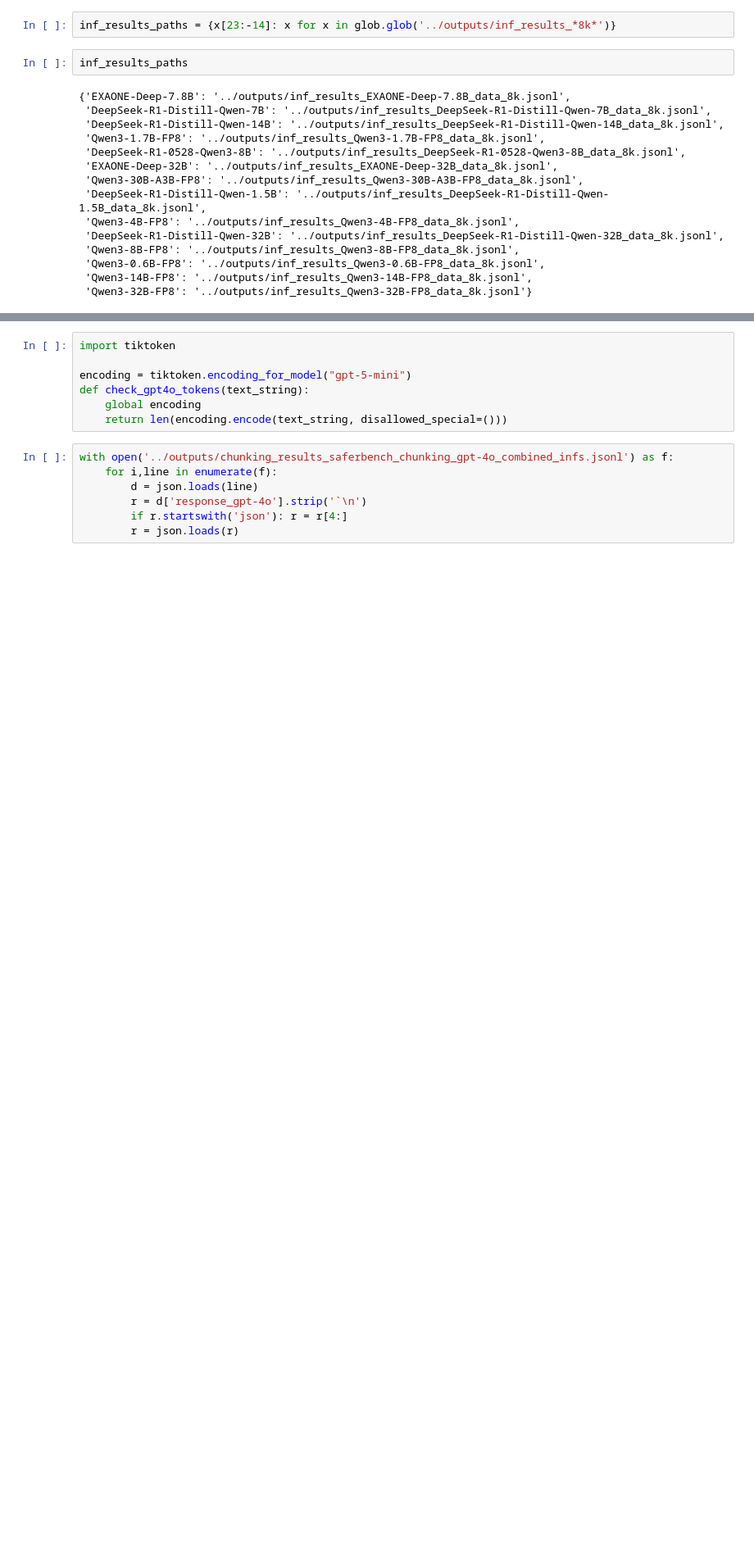
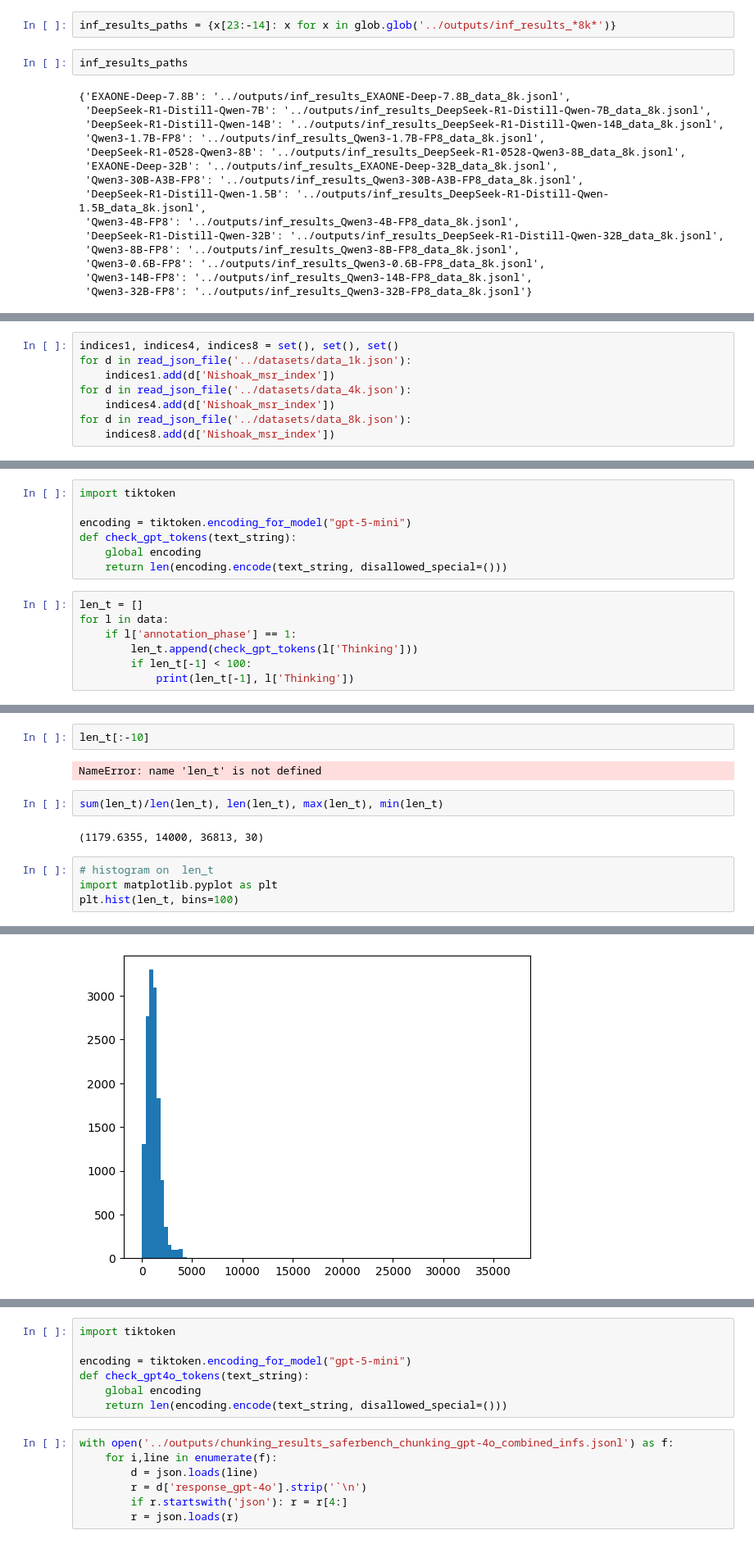
Before and after one commit to shreyjain711/MetaSafetyReasoner, a Jupyter notebook: prompt_engg/code/merge_inf_results.ipynb, the cells around one changed output, grey strips where cells are left out. Shown at 82% size. Cells and saved outputs as stored; diff of their text form; blank space fills up the shorter version.

```diff
--- a/prompt_engg/code/merge_inf_results.ipynb
+++ b/prompt_engg/code/merge_inf_results.ipynb
@@ -26,0 +33,8 @@ inf_results_paths
+# %%
+indices1, indices4, indices8 = set(), set(), set()
+for d in read_json_file('../datasets/data_1k.json'):
+    indices1.add(d['Nishoak_msr_index'])
+for d in read_json_file('../datasets/data_4k.json'):
+    indices4.add(d['Nishoak_msr_index'])
+for d in read_json_file('../datasets/data_8k.json'):
+    indices8.add(d['Nishoak_msr_index'])
@@ -62,0 +114,14 @@ for m,fp in inf_results_paths.items():
+# %%
+import tiktoken
+
+encoding = tiktoken.encoding_for_model("gpt-5-mini")
+def check_gpt_tokens(text_string):
+    global encoding
+    return len(encoding.encode(text_string, disallowed_special=()))
+# %%
+len_t = []
+for l in data:
+    if l['annotation_phase'] == 1:
+        len_t.append(check_gpt_tokens(l['Thinking']))
+        if len_t[-1] < 100:
+            print(len_t[-1], l['Thinking'])
@@ -62,0 +146,13 @@ for m,fp in inf_results_paths.items():
+# %%
+len_t[:-10]
+# %% [output]
+NameError: name 'len_t' is not defined
+# %%
+sum(len_t)/len(len_t), len(len_t), max(len_t), min(len_t)
+# %% [output]
+(1179.6355, 14000, 36813, 30)
+# %%
+# histogram on  len_t
+import matplotlib.pyplot as plt
+plt.hist(len_t, bins=100)
+# %% [output]
@@ -62,0 +176 @@ for m,fp in inf_results_paths.items():
+[figure, added]
```
Also changed, not shown: parts of 11 cells of this notebook, 2 other files.
